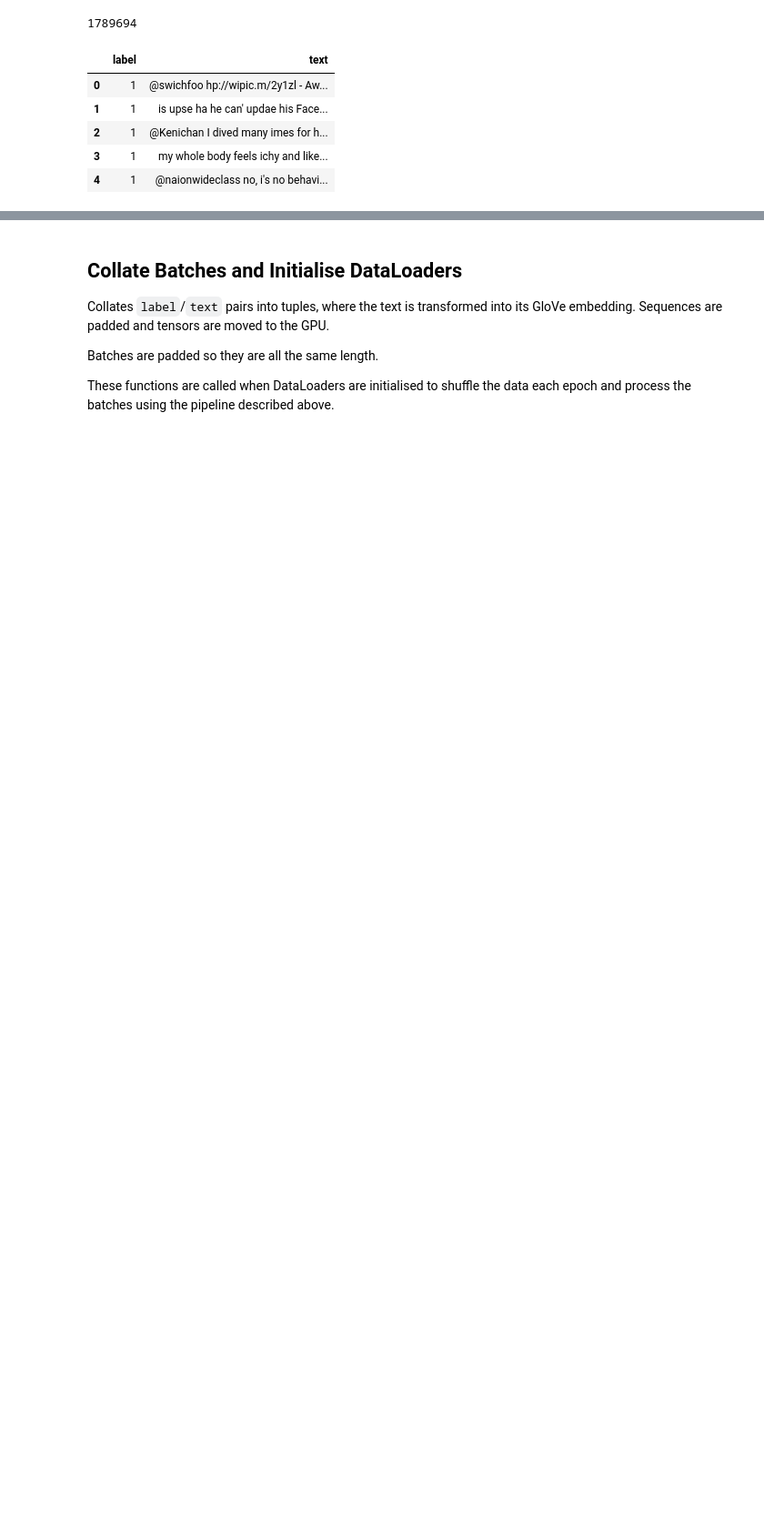
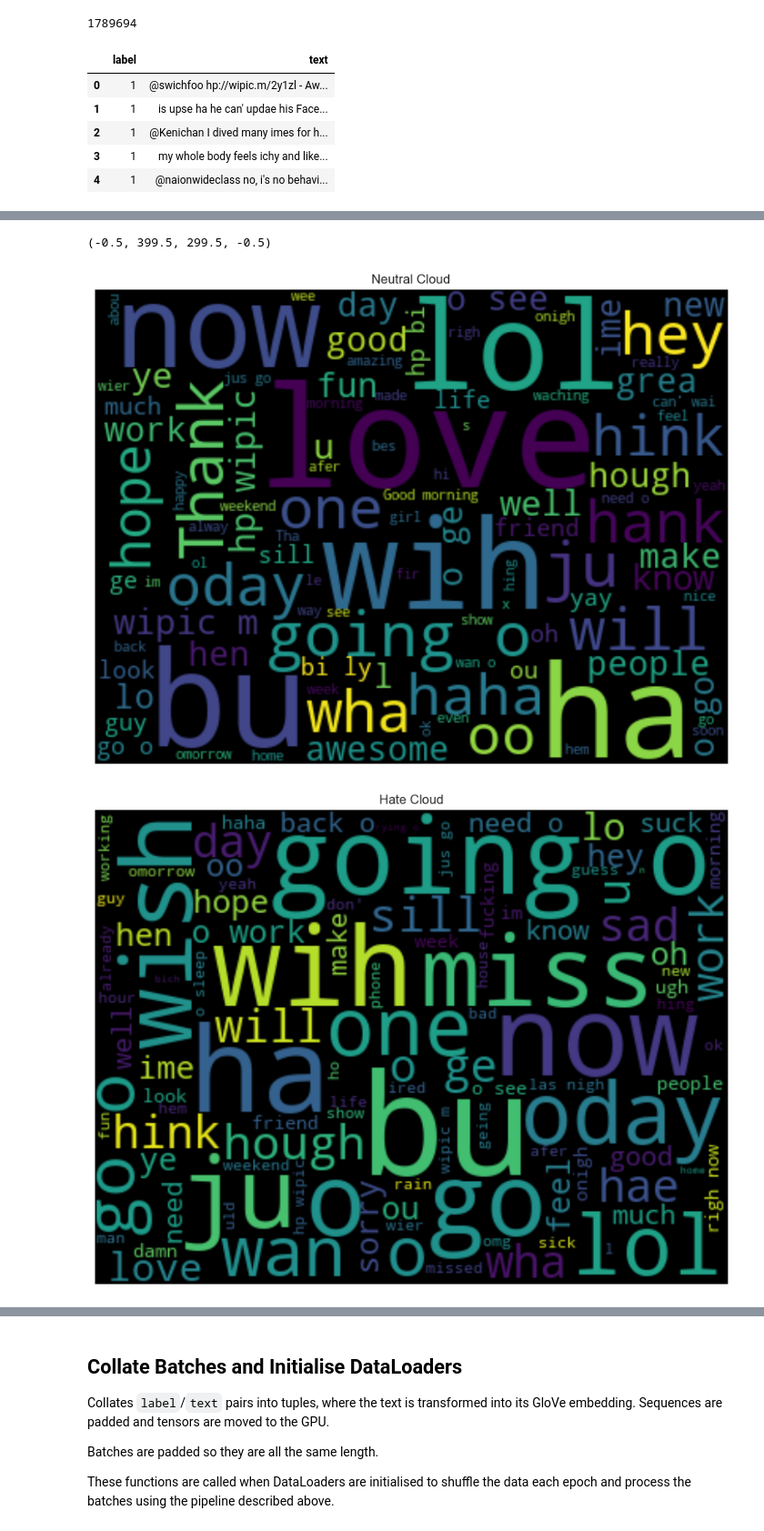
Before and after one commit to Gavriel94/LSTM, a Jupyter notebook: notebook.ipynb, the cells around one changed output, grey strips where cells are left out. Shown: that part at 91% size. Cells and saved outputs as stored; diff of their text form; code cells hidden in the pictures; blank space fills up the shorter version.

```diff
--- a/notebook.ipynb
+++ b/notebook.ipynb
@@ -146,3 +148,23 @@ processed_data.head()
+# %%
+neutral_words = ' '.join([word for word in processed_data['text'][processed_data['label'] == 0]])
+
+neutral_cloud = WordCloud(width=400, height=300, max_font_size=90, max_words=100).generate(neutral_words)
+plt.figure(figsize=(12, 8))
+plt.imshow(neutral_cloud, interpolation='bilinear', cmap='viridis')
+plt.title('Neutral Cloud')
+plt.axis('off')
+
+hate_words = ' '.join([word for word in processed_data['text'][processed_data['label'] == 1]])
+
+hate_cloud = WordCloud(width=400, height=300, max_font_size=90, max_words=100).generate(hate_words)
+plt.figure(figsize=(12, 8))
+plt.imshow(hate_cloud, interpolation='bilinear', cmap='viridis')
+plt.title('Hate Cloud')
+plt.axis('off')
+# %% [output]
+(-0.5, 399.5, 299.5, -0.5)
+[figure, added]
+[figure, added]
 # %% [markdown]
 ## Create Datasets
 
```
Also changed, not shown: parts of 29 cells of this notebook.
